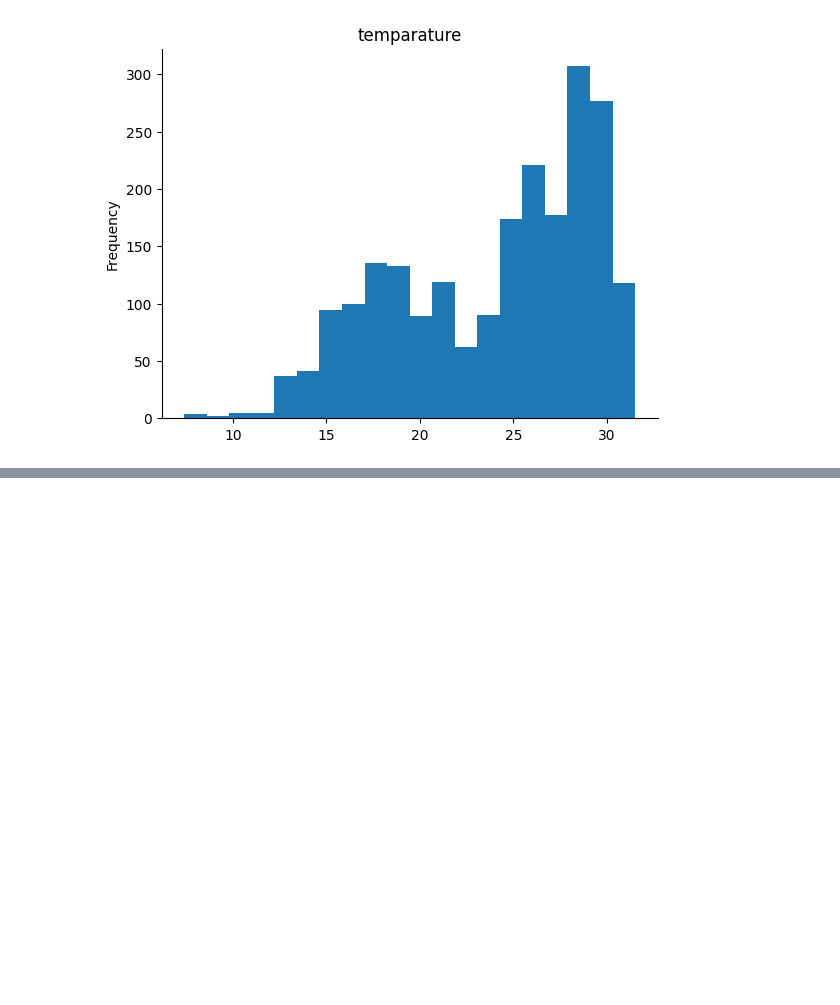
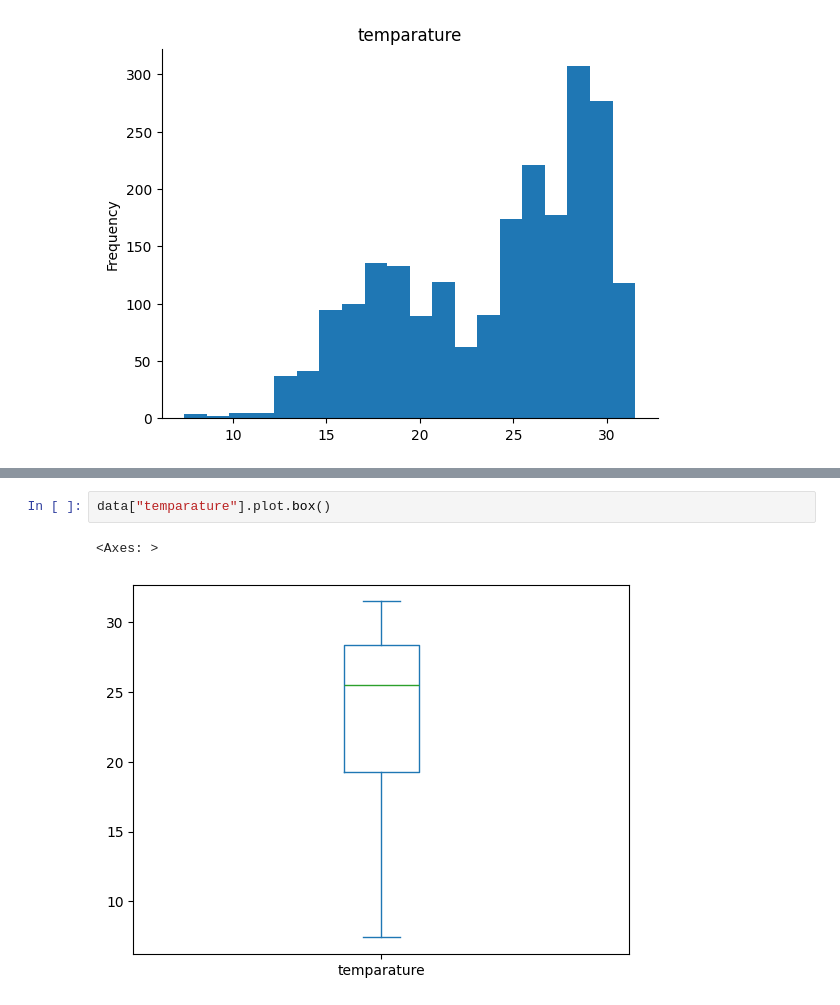
Before and after one commit to aymnblh/Dating_app, a Jupyter notebook: Binary_Prediction_with_a_Rainfall_Dataset.ipynb, the cells around one changed output, grey strips where cells are left out. Drawn from its saved outputs; the diff is of its cells as text; blank space fills up the shorter version.

```diff
--- a/Binary_Prediction_with_a_Rainfall_Dataset.ipynb
+++ b/Binary_Prediction_with_a_Rainfall_Dataset.ipynb
@@ -172,0 +201,5 @@ plot_correlation_map(data)
+# %%
+data["temparature"].plot.box()
+# %% [output]
+<Axes: >
+[figure, added]
```
Also changed, not shown: parts of 17 cells of this notebook.
